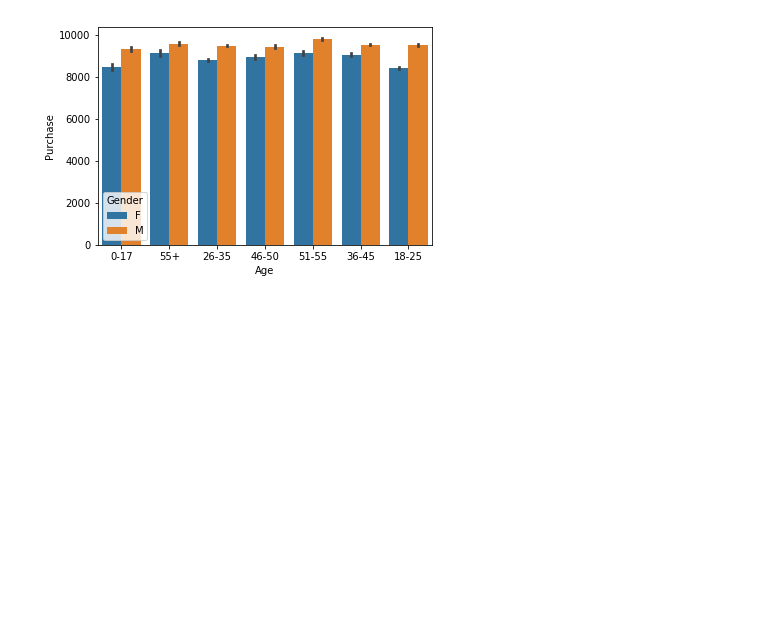
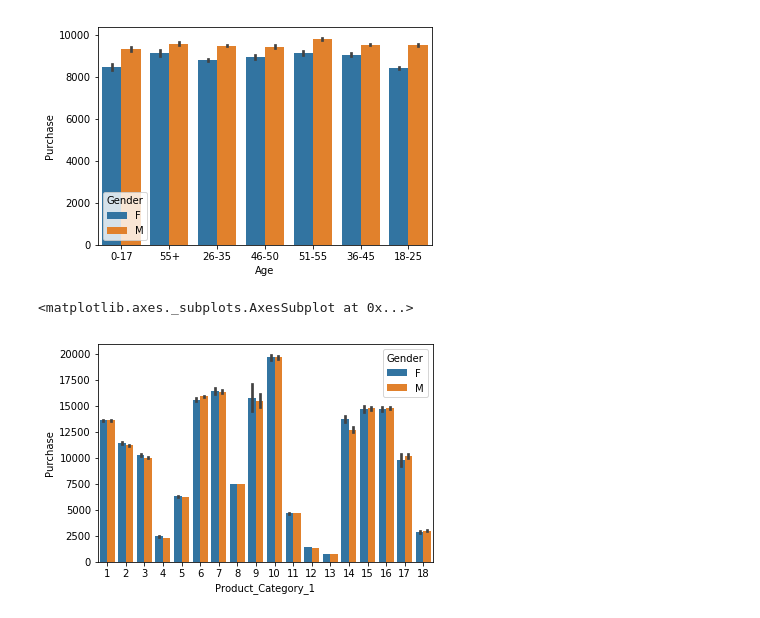
Before and after one commit to nicocurat/black-friday, a Jupyter notebook: black-friday.ipynb, the cells around one changed output. Cells and saved outputs as stored; diff of their text form; code cells hidden in the pictures; blank space fills up the shorter version.

```diff
--- a/black-friday.ipynb
+++ b/black-friday.ipynb
@@ -120,3 +120,8 @@ sns.barplot(x='Age', y='Purchase', hue='Gender', data=df)
 # %% [output]
 <matplotlib.axes._subplots.AxesSubplot at 0x...>
 [figure]
+# %%
+sns.barplot(x='Product_Category_1', y='Purchase', hue='Gender', data=df)
+# %% [output]
+<matplotlib.axes._subplots.AxesSubplot at 0x...>
+[figure, added]
```
Also changed, not shown: parts of 4 cells of this notebook.
